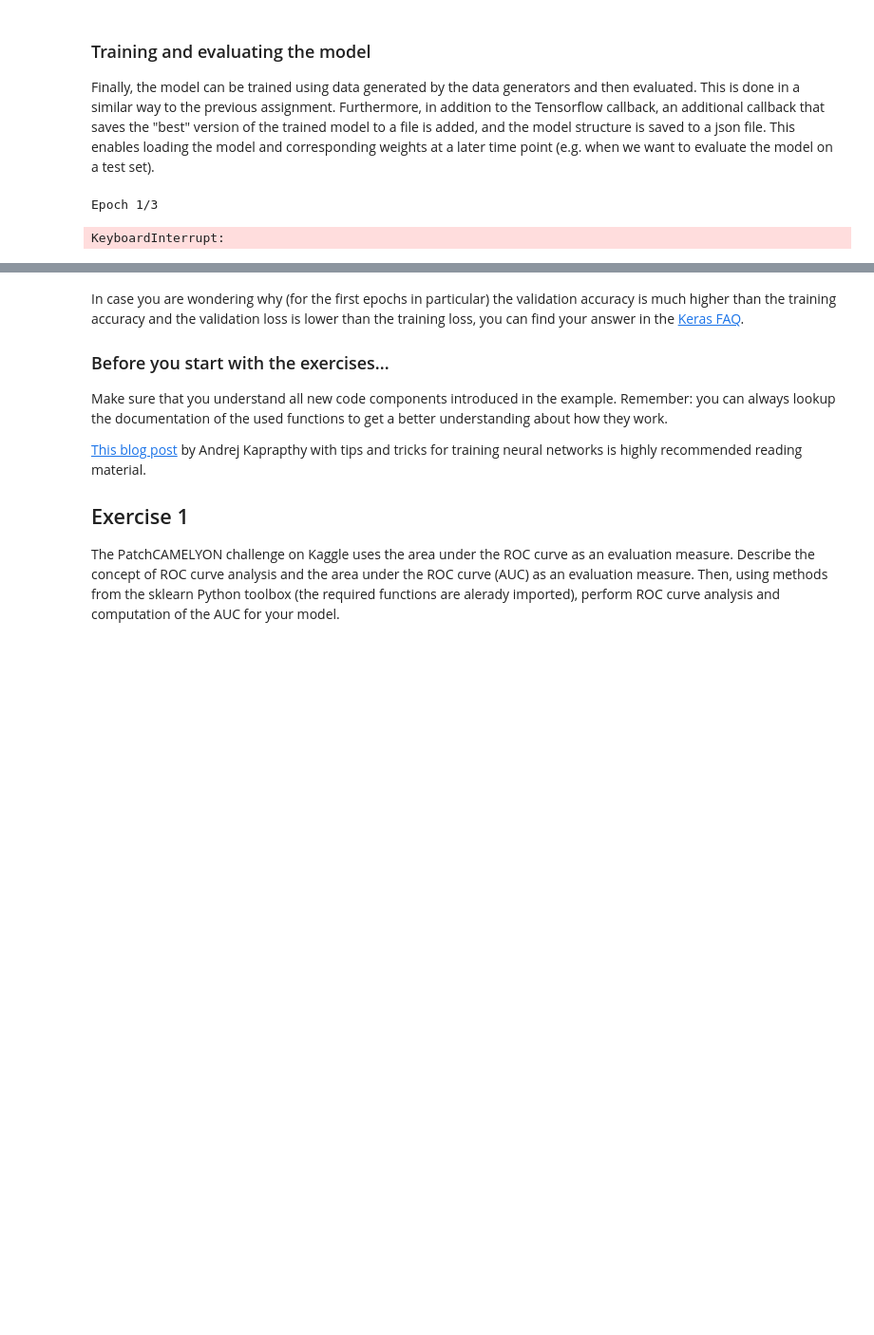
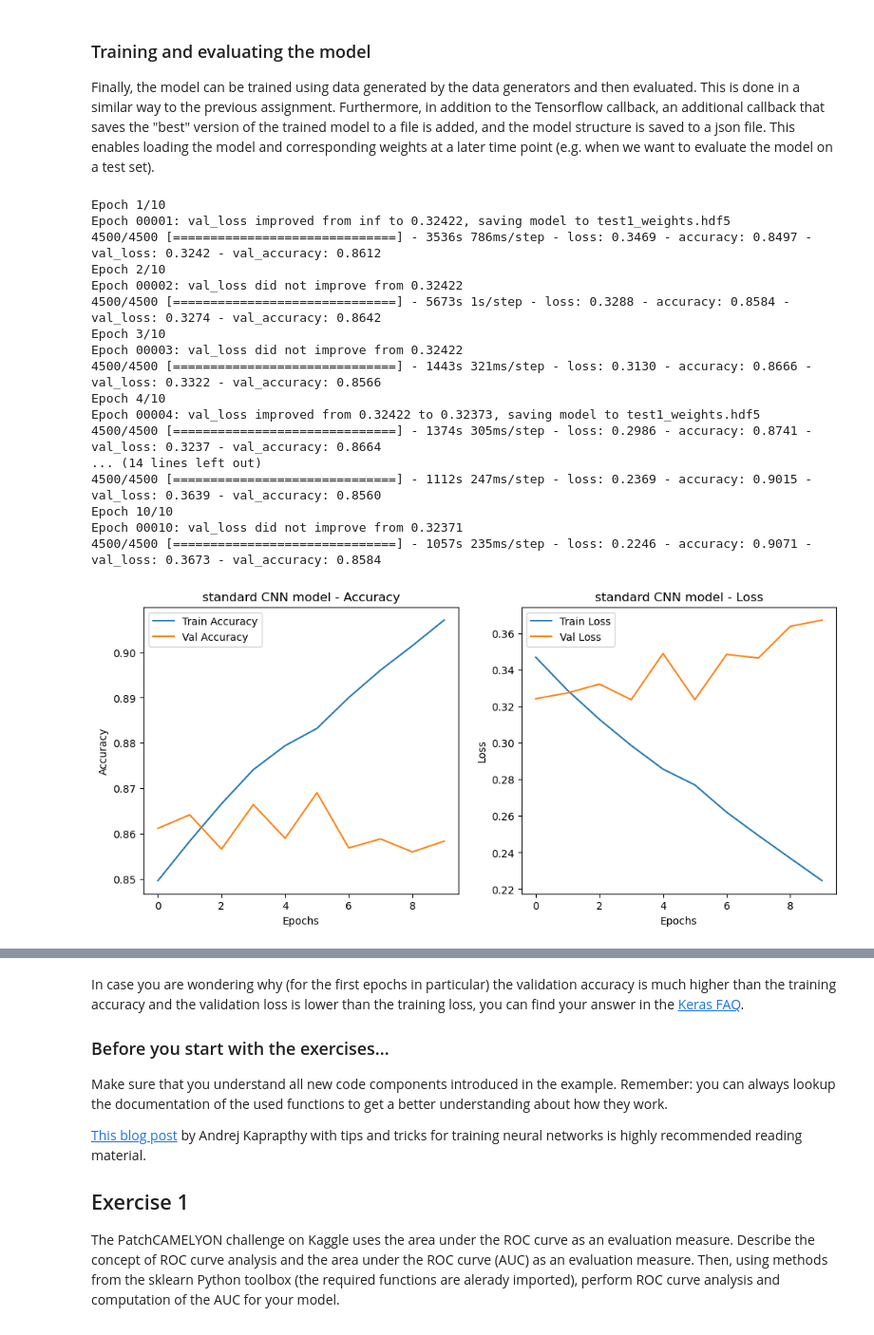
Before and after one commit to RWJAchten/8p361-project-imaging, a Jupyter notebook: assignments/cnn.ipynb, the cells around one changed output, grey strips where cells are left out. Shown: that part at 95% size. Cells and saved outputs as stored; diff of their text form; code cells hidden in the pictures; blank space fills up the shorter version.

```diff
--- a/assignments/cnn.ipynb
+++ b/assignments/cnn.ipynb
@@ -94,7 +94,7 @@ model = get_model()
 
 # get the data generators
 #train_gen, val_gen = get_pcam_generators('/Users/nikavredenbregt/Library/CloudStorage/OneDrive-TUEindhoven/TUe/Year 3/Project AI for MIA')
-train_gen, val_gen = get_pcam_generators('/Users/20223692/OneDrive - TU Eindhoven/data')
+train_gen, val_gen = get_pcam_generators("C://Users//20223842//OneDrive - TU Eindhoven//Documents//2024-2025//project imaging")
 # %% [output]
 Found 144000 images belonging to 2 classes.
 Found 16000 images belonging to 2 classes.
@@ -116,34 +116,76 @@ for layer in model.layers:
 
 Finally, the model can be trained using data generated by the data generators and then evaluated. This is done in a similar way to the previous assignment. Furthermore, in addition to the Tensorflow callback, an additional callback that saves the "best" version of the trained model to a file is added, and the model structure is saved to a json file. This enables loading the model and corresponding weights at a later time point (e.g. when we want to evaluate the model on a test set).
 # %%
+import matplotlib.pyplot as plt
 # save the model and weights
 model_name = 'test1'
 model_filepath = model_name + '.json'
 weights_filepath = model_name + '_weights.hdf5'
 
 model_json = model.to_json() # serialize model to JSON
 with open(model_filepath, 'w') as json_file:
     json_file.write(model_json)
 
 
 # define the model checkpoint and Tensorboard callbacks
 checkpoint = ModelCheckpoint(weights_filepath, monitor='val_loss', verbose=1, save_best_only=True, mode='min')
 tensorboard = TensorBoard(os.path.join('logs', model_name))
 callbacks_list = [checkpoint, tensorboard]
 
 
 # train the model
 train_steps = train_gen.n//train_gen.batch_size
 val_steps = val_gen.n//val_gen.batch_size
 
 history = model.fit(train_gen, steps_per_epoch=train_steps,
                     validation_data=val_gen,
                     validation_steps=val_steps,
-                    epochs=3,
+                    epochs=10,
                     callbacks=callbacks_list)
+
+def plot_history(history, title='Training History'):
+    plt.figure(figsize=(12, 5))
+
+    # Accuracy
+    plt.subplot(1, 2, 1)
+    plt.plot(history.history['accuracy'], label='Train Accuracy')
+    plt.plot(history.history['val_accuracy'], label='Val Accuracy')
+    plt.title(f'{title} - Accuracy')
+    plt.xlabel('Epochs')
+    plt.ylabel('Accuracy')
+    plt.legend()
+
+    # Loss
+    plt.subplot(1, 2, 2)
+    plt.plot(history.history['loss'], label='Train Loss')
+    plt.plot(history.history['val_loss'], label='Val Loss')
+    plt.title(f'{title} - Loss')
+    plt.xlabel('Epochs')
+    plt.ylabel('Loss')
+    plt.legend()
+
+    plt.show()
+
+plot_history(history, title = 'standard CNN model')
 # %% [output]
-Epoch 1/3
+Epoch 1/10
+Epoch 00001: val_loss improved from inf to 0.32422, saving model to test1_weights.hdf5
+4500/4500 [==============================] - 3536s 786ms/step - loss: 0.3469 - accuracy: 0.8497 - val_loss: 0.3242 - val_accuracy: 0.8612
+Epoch 2/10
+Epoch 00002: val_loss did not improve from 0.32422
+4500/4500 [==============================] - 5673s 1s/step - loss: 0.3288 - accuracy: 0.8584 - val_loss: 0.3274 - val_accuracy: 0.8642
+Epoch 3/10
+Epoch 00003: val_loss did not improve from 0.32422
+4500/4500 [==============================] - 1443s 321ms/step - loss: 0.3130 - accuracy: 0.8666 - val_loss: 0.3322 - val_accuracy: 0.8566
+Epoch 4/10
+Epoch 00004: val_loss improved from 0.32422 to 0.32373, saving model to test1_weights.hdf5
+4500/4500 [==============================] - 1374s 305ms/step - loss: 0.2986 - accuracy: 0.8741 - val_loss: 0.3237 - val_accuracy: 0.8664
+... (14 lines left out)
+4500/4500 [==============================] - 1112s 247ms/step - loss: 0.2369 - accuracy: 0.9015 - val_loss: 0.3639 - val_accuracy: 0.8560
+Epoch 10/10
+Epoch 00010: val_loss did not improve from 0.32371
+4500/4500 [==============================] - 1057s 235ms/step - loss: 0.2246 - accuracy: 0.9071 - val_loss: 0.3673 - val_accuracy: 0.8584
-KeyboardInterrupt:
+[figure, added]
 # %%
 # Exercise 1
 import matplotlib.pyplot as plt
```
Also changed, not shown: parts of 3 cells of this notebook, 22 other files.
